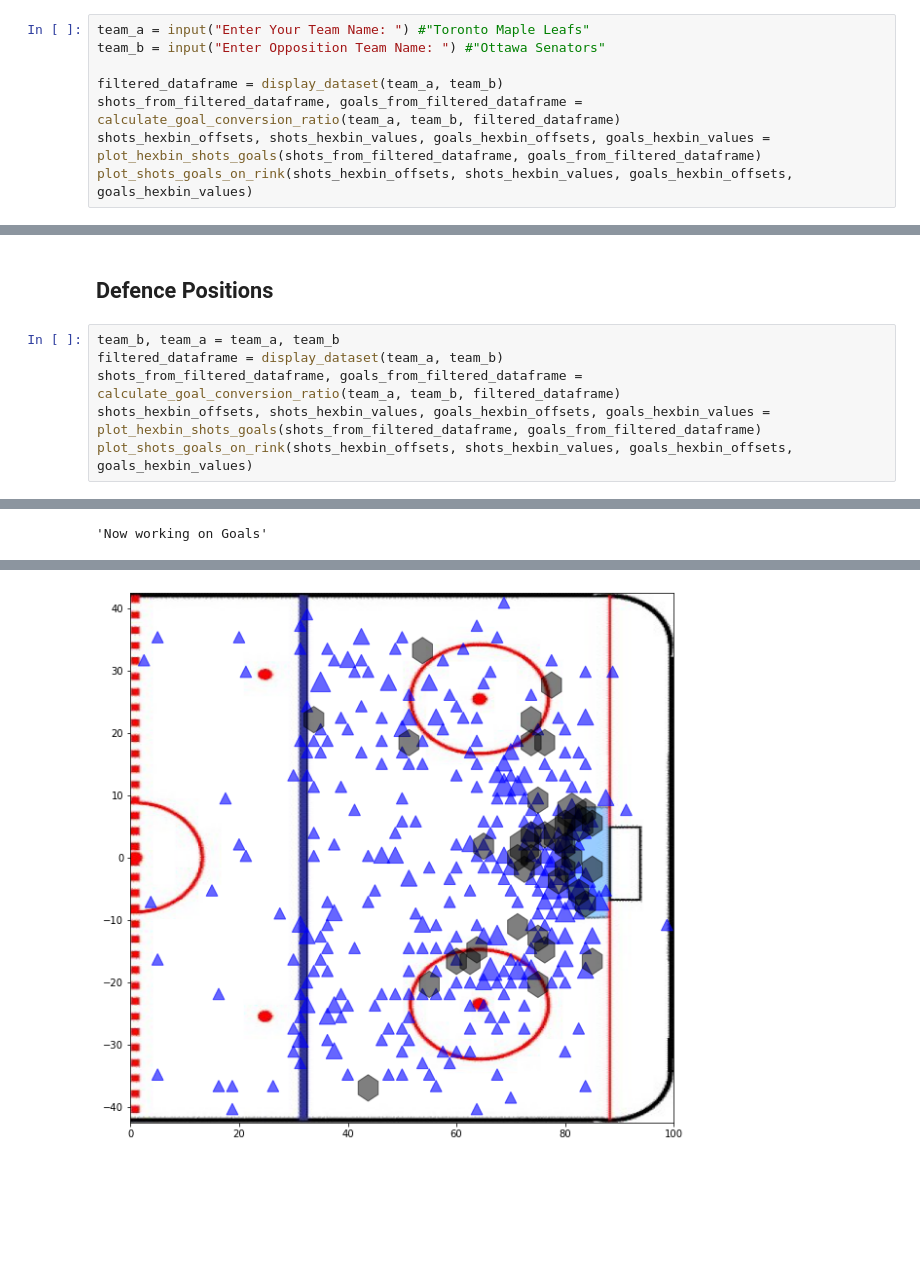
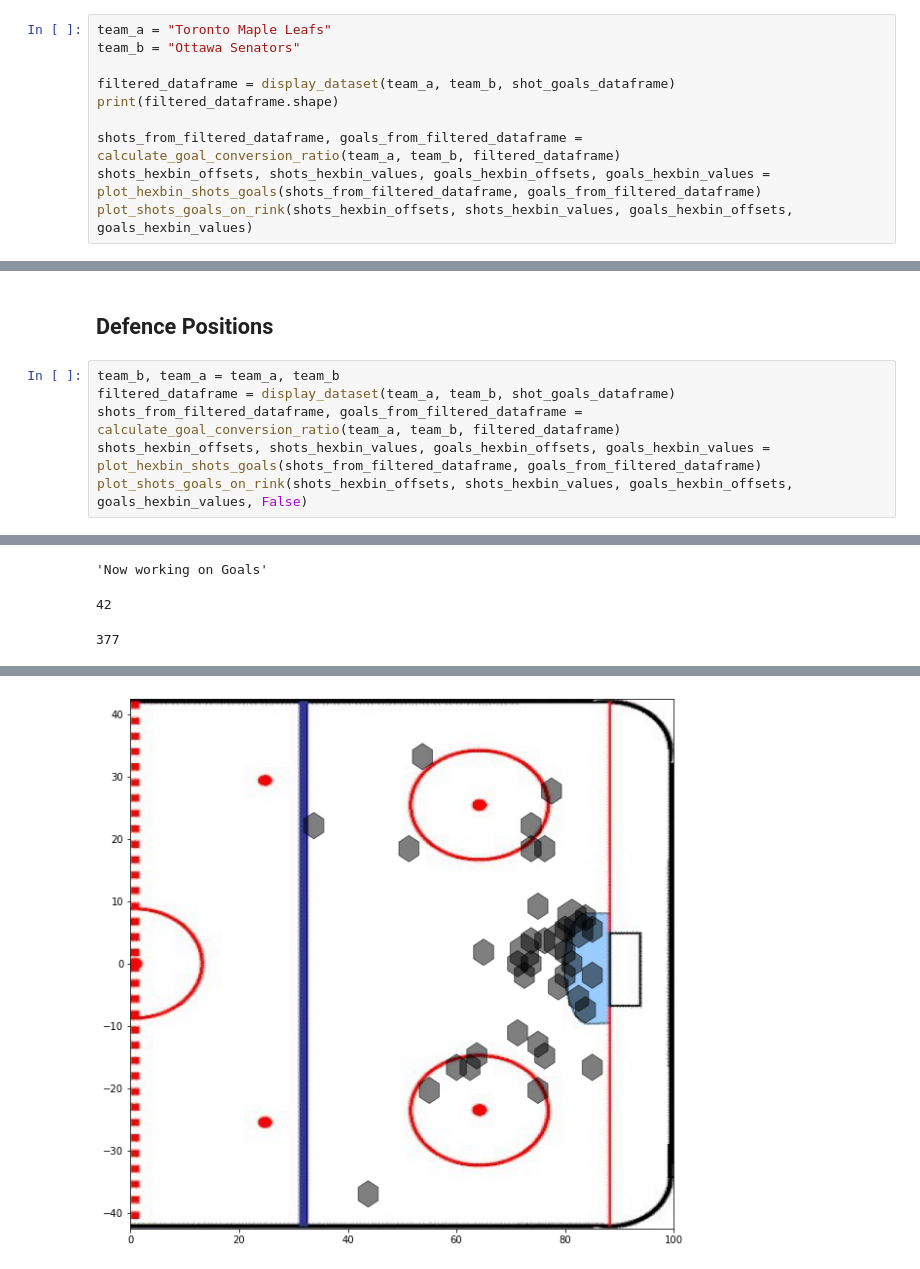
Before and after one commit to aadityapanchal/NHL-Analytics, a Jupyter notebook: NHL-Shots-Data-Analysis.ipynb, the cells around one changed output, grey strips where cells are left out. Saved outputs shown, nothing was run; the diff lists cells and outputs as text; blank space fills up the shorter version.

```diff
--- a/NHL-Shots-Data-Analysis.ipynb
+++ b/NHL-Shots-Data-Analysis.ipynb
@@ -225,10 +108,12 @@ def plot_shots_goals_on_rink(shots_hexbin_offsets, shots_hexbin_values, goals_he
 # %% [markdown]
 ## Attacking Positions
 # %%
-team_a = input("Enter Your Team Name: ") #"Toronto Maple Leafs"
-team_b = input("Enter Opposition Team Name: ") #"Ottawa Senators"
+team_a = "Toronto Maple Leafs"
+team_b = "Ottawa Senators"
 
-filtered_dataframe = display_dataset(team_a, team_b)
+filtered_dataframe = display_dataset(team_a, team_b, shot_goals_dataframe)
+print(filtered_dataframe.shape)
+
 shots_from_filtered_dataframe, goals_from_filtered_dataframe = calculate_goal_conversion_ratio(team_a, team_b, filtered_dataframe)
 shots_hexbin_offsets, shots_hexbin_values, goals_hexbin_offsets, goals_hexbin_values = plot_hexbin_shots_goals(shots_from_filtered_dataframe, goals_from_filtered_dataframe)
 plot_shots_goals_on_rink(shots_hexbin_offsets, shots_hexbin_values, goals_hexbin_offsets, goals_hexbin_values)
@@ -257,27 +143,29 @@ The goal conversion ratio of 'Toronto Maple Leafs' against 'Ottawa Senators' is
 ## Defence Positions
 # %%
 team_b, team_a = team_a, team_b
-filtered_dataframe = display_dataset(team_a, team_b)
+filtered_dataframe = display_dataset(team_a, team_b, shot_goals_dataframe)
 shots_from_filtered_dataframe, goals_from_filtered_dataframe = calculate_goal_conversion_ratio(team_a, team_b, filtered_dataframe)
 shots_hexbin_offsets, shots_hexbin_values, goals_hexbin_offsets, goals_hexbin_values = plot_hexbin_shots_goals(shots_from_filtered_dataframe, goals_from_filtered_dataframe)
-plot_shots_goals_on_rink(shots_hexbin_offsets, shots_hexbin_values, goals_hexbin_offsets, goals_hexbin_values)
+plot_shots_goals_on_rink(shots_hexbin_offsets, shots_hexbin_values, goals_hexbin_offsets, goals_hexbin_values, False)
 # %% [output]
 |  | coor_x | coor_y | event_type | coor_x_normalized | coor_y_normalized | game_id | shooting_team | ... |
 | 0 | 85.0 | -1.0 | Goal | 85.0 | -1.0 | 2019020001 | Ottawa Senators | ... |
 | 1 | -32.0 | -2.0 | Shot | 32.0 | 2.0 | 2019020001 | Toronto Maple Leafs | ... |
 | 2 | 63.0 | -6.0 | Shot | 63.0 | -6.0 | 2019020001 | Ottawa Senators | ... |
 | 3 | -59.0 | -20.0 | Shot | 59.0 | 20.0 | 2019020001 | Toronto Maple Leafs | ... |
 | 4 | -42.0 | -29.0 | Shot | 42.0 | 29.0 | 2019020001 | Toronto Maple Leafs | ... |
 | ... | ... | ... | ... | ... | ... | ... | ... | ... |
 | 165666 | -80.0 | 23.0 | Shot | 80.0 | -23.0 | 2021020567 | Toronto Maple Leafs | ... |
 | 165667 | 72.0 | -18.0 | Shot | 72.0 | -18.0 | 2021020567 | Ottawa Senators | ... |
 | 165668 | 68.0 | 14.0 | Shot | 68.0 | 14.0 | 2021020567 | Ottawa Senators | ... |
 | 165669 | -57.0 | 2.0 | Goal | 57.0 | -2.0 | 2021020567 | Toronto Maple Leafs | ... |
 | 165670 | -58.0 | -2.0 | Shot | 58.0 | 2.0 | 2021020567 | Toronto Maple Leafs | ... |
 952 rows × 9 columns
 The goal conversion ratio of 'Ottawa Senators' against 'Toronto Maple Leafs' is 10.02%
 [figure]
 'Now working on Goals'
+42
+377
 [figure]
-[figure, old version]
+[figure, new version]
 # %% [markdown]
```
Also changed, not shown: parts of 11 cells of this notebook, 5 other files.
